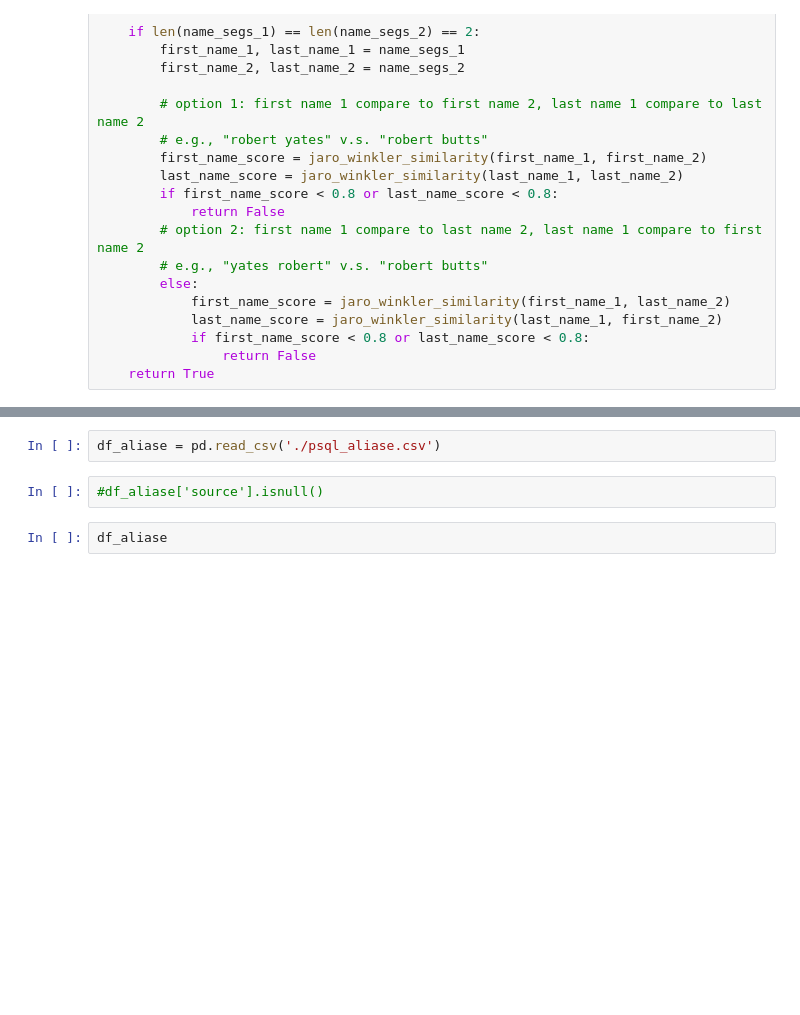
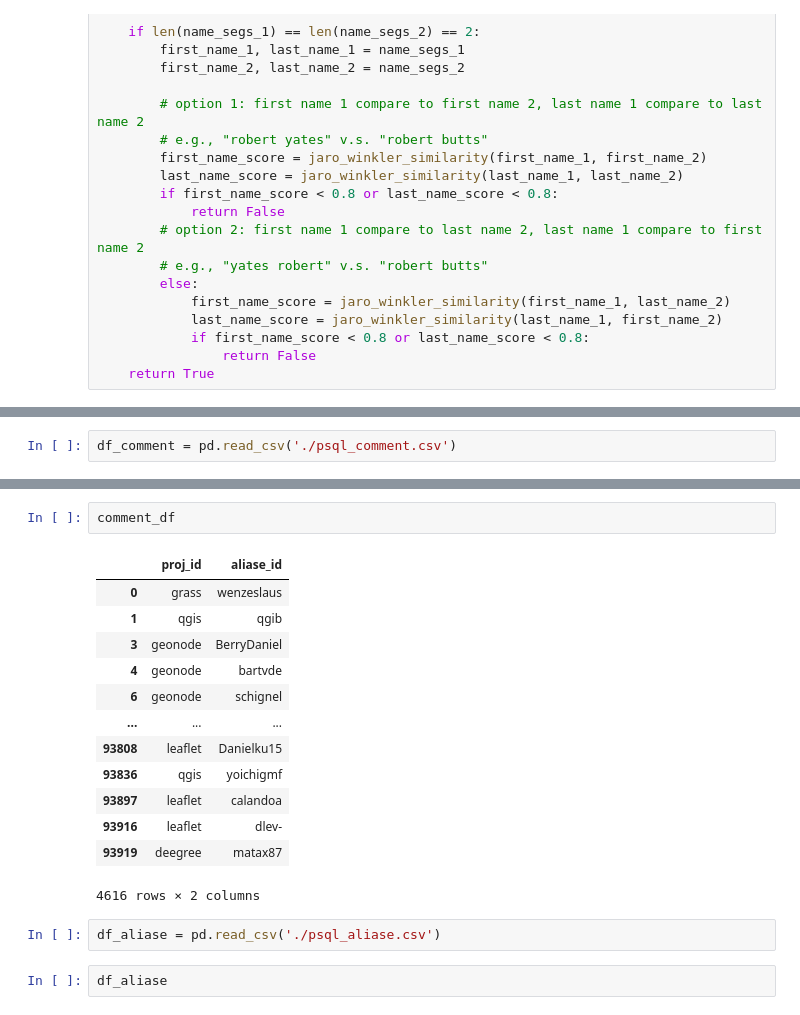
Before and after one commit to zenoWZH/osgeo_datacollection, a Jupyter notebook: dealiase_try.ipynb, the cells around one changed output, grey strips where cells are left out. Cells and saved outputs as stored; diff of their text form; blank space fills up the shorter version.

```diff
--- a/dealiase_try.ipynb
+++ b/dealiase_try.ipynb
@@ -112,0 +145,2 @@ def check_segments(name1, name2):
+# %%
+df_comment = pd.read_csv('./psql_comment.csv')
@@ -113,7 +158,21 @@ def check_segments(name1, name2):
+# %%
+comment_df
+# %% [output]
+|  | proj_id | aliase_id |
+| 0 | grass | wenzeslaus |
+| 1 | qgis | qgib |
+| 3 | geonode | BerryDaniel |
+| 4 | geonode | bartvde |
+| 6 | geonode | schignel |
+| ... | ... | ... |
+| 93808 | leaflet | Danielku15 |
+| 93836 | qgis | yoichigmf |
+| 93897 | leaflet | calandoa |
+| 93916 | leaflet | dlev- |
+| 93919 | deegree | matax87 |
+4616 rows × 2 columns
 # %%
 df_aliase = pd.read_csv('./psql_aliase.csv')
-# %%
-#df_aliase['source'].isnull()
 # %%
 df_aliase
 # %% [output]
```
Also changed, not shown: parts of 21 cells of this notebook, 4 other files.
